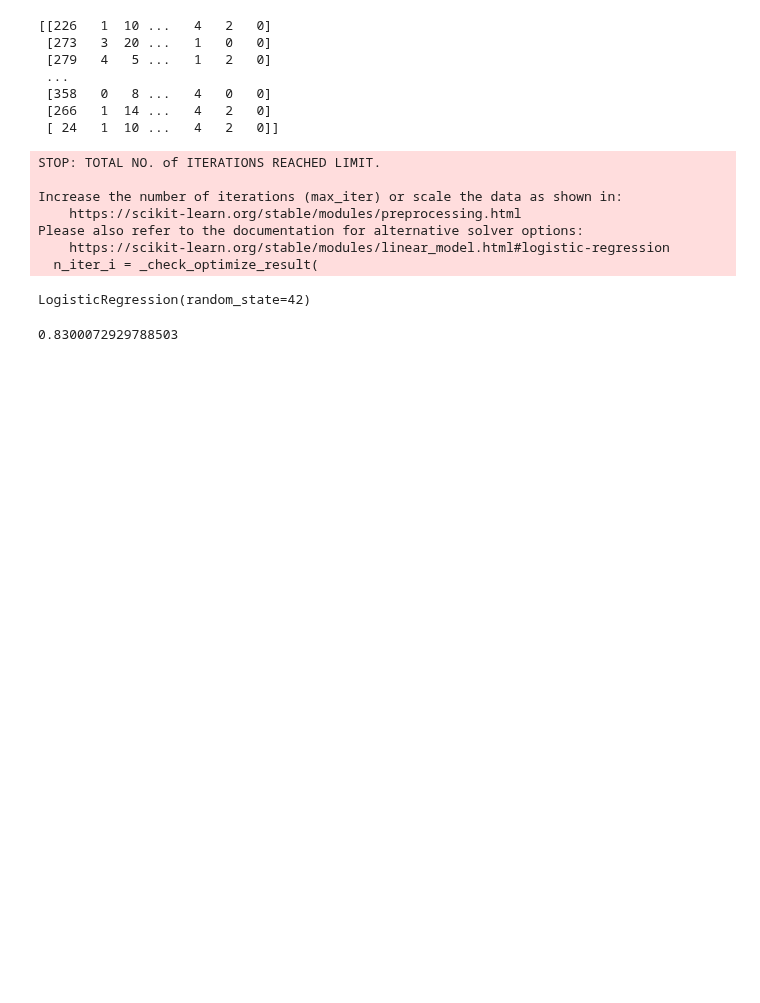
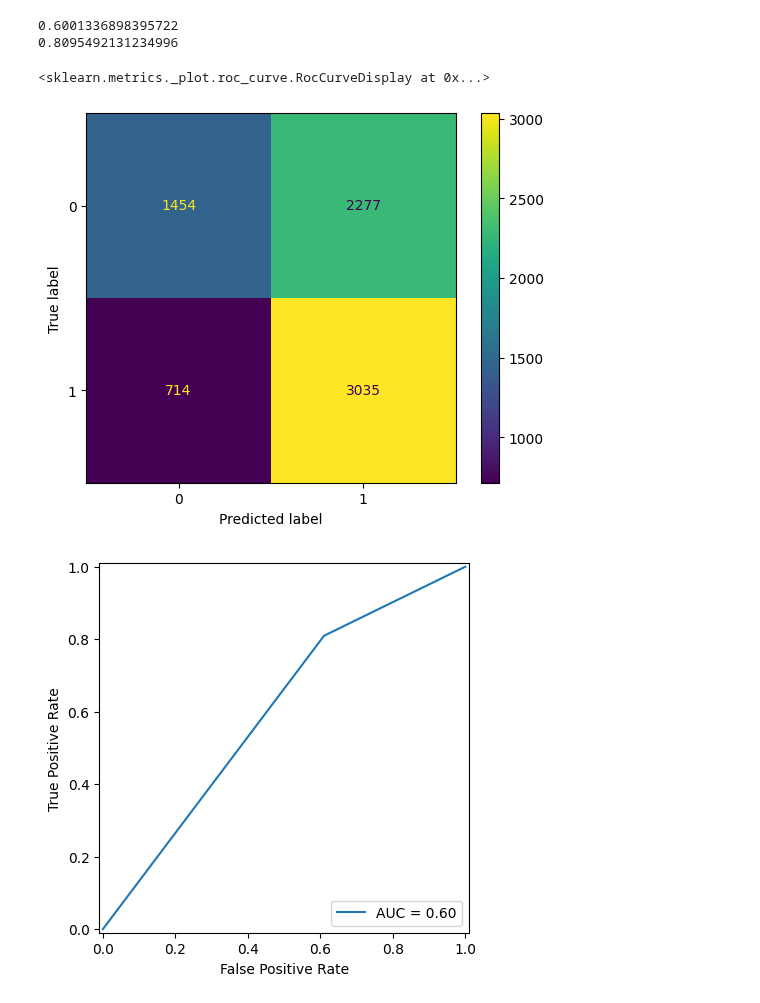
Before and after one commit to samufacanha2/data-science-mortality, a Jupyter notebook: AV2/classificação.ipynb, the cells around one changed output. Cells and saved outputs as stored; diff of their text form; code cells hidden in the pictures; blank space fills up the shorter version.

```diff
--- a/AV2/classificação.ipynb
+++ b/AV2/classificação.ipynb
@@ -86,9 +110,12 @@ df.head()
 # %%
 from sklearn.model_selection import train_test_split
+from imblearn.under_sampling import RandomUnderSampler
 
 X = df[feature_names].to_numpy()
 y = df[new_column_name]
 
-X_train, X_test, y_train, y_test = train_test_split(X, y, random_state=42)
 
-print(X_train, X_test)
+rus = RandomUnderSampler()
+X_resampled, y_resampled = rus.fit_resample(X, y) # type: ignore
+
+X_train, X_test, y_train, y_test = train_test_split(X_resampled, y_resampled)
@@ -109,22 +121,0 @@ print(X_train, X_test)
-# %%
-from sklearn.linear_model import LogisticRegression
-
-print(X_train)
-log_reg = LogisticRegression(random_state=42)
-log_reg.fit(X_train, y_train)
-# %% [output]
-[[226   1  10 ...   4   2   0]
- [273   3  20 ...   1   0   0]
- [279   4   5 ...   1   2   0]
- ...
- [358   0   8 ...   4   0   0]
- [266   1  14 ...   4   2   0]
- [ 24   1  10 ...   4   2   0]]
-STOP: TOTAL NO. of ITERATIONS REACHED LIMIT.
-
-Increase the number of iterations (max_iter) or scale the data as shown in:
-    https://scikit-learn.org/stable/modules/preprocessing.html
-Please also refer to the documentation for alternative solver options:
-    https://scikit-learn.org/stable/modules/linear_model.html#logistic-regression
-  n_iter_i = _check_optimize_result(
-LogisticRegression(random_state=42)
@@ -133,7 +122,40 @@ y_pred = log_reg.predict(X_test)
-# %%
-from sklearn.metrics import accuracy_score
-
-accuracy = accuracy_score(y_test, y_pred)
-print(accuracy)
-# %% [output]
-0.8300072929788503
+# %%
+from sklearn.linear_model import LogisticRegression
+from sklearn.metrics import (
+    accuracy_score,
+    confusion_matrix,
+    recall_score,
+    auc,
+    ConfusionMatrixDisplay,
+    RocCurveDisplay,
+    roc_curve,
+)
+
+
+
+log_reg = LogisticRegression(random_state=42)
+log_reg.fit(X_train, y_train)
+
+y_pred = log_reg.predict(X_test)
+
+accuracy = accuracy_score(y_test, y_pred)
+recall = recall_score(y_test, y_pred)
+conf_matrix = confusion_matrix(y_test, y_pred)
+fpr, tpr, thresholds = roc_curve(y_test, y_pred)
+roc_auc = auc(fpr, tpr)
+
+print(accuracy)
+print(recall)
+cm_display = ConfusionMatrixDisplay(
+    confusion_matrix=conf_matrix, display_labels=target_names
+)
+cm_display.plot()
+
+roc_display = RocCurveDisplay(fpr=fpr, tpr=tpr, roc_auc=roc_auc)
+roc_display.plot()
+# %% [output]
+0.6001336898395722
+0.8095492131234996
+<sklearn.metrics._plot.roc_curve.RocCurveDisplay at 0x...>
+[figure, added]
+[figure, added]
```
Also changed, not shown: parts of 9 cells of this notebook.
